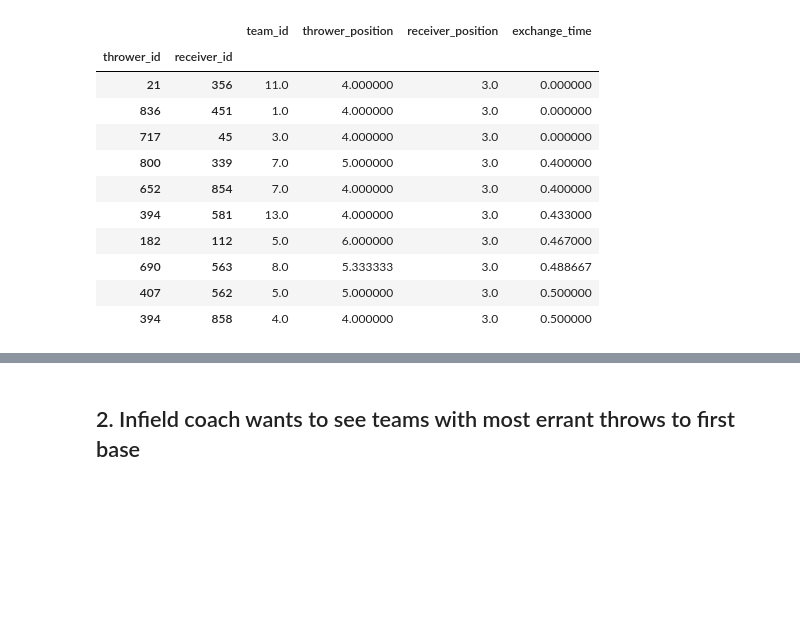
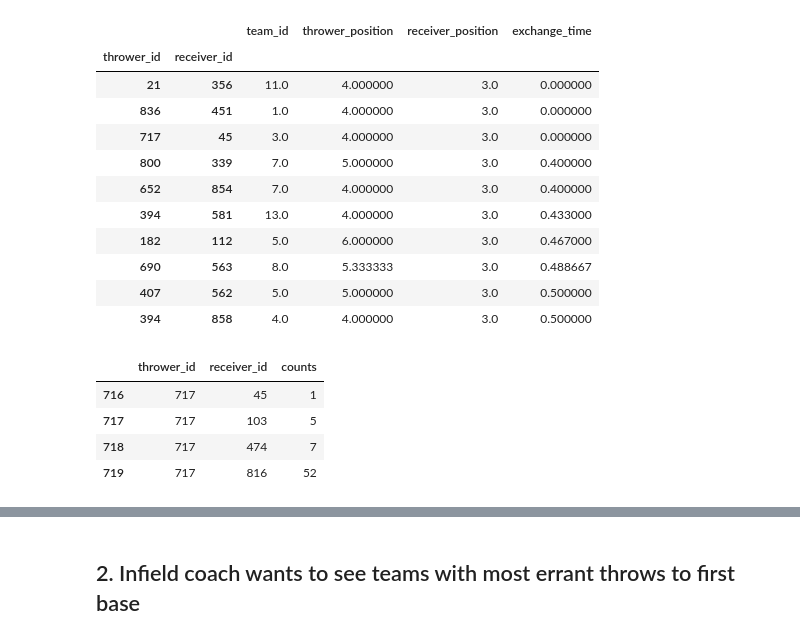
Before and after one commit to sidthakur08/kc-work, a Jupyter notebook: prompts.ipynb, the cells around one changed output, grey strips where cells are left out. Drawn from its saved outputs; the diff is of its cells as text; code cells hidden in the pictures; blank space fills up the shorter version.

```diff
--- a/prompts.ipynb
+++ b/prompts.ipynb
@@ -136,3 +136,12 @@ ranked_exchange.head(10)
 | 690 | 563 | 8.0 | 5.333333 | 3.0 | 0.488667 |
 | 407 | 562 | 5.0 | 5.000000 | 3.0 | 0.500000 |
 | 394 | 858 | 4.0 | 4.000000 | 3.0 | 0.500000 |
+# %%
+throw_count = infield_data.groupby(['thrower_id','receiver_id']).size().reset_index(name='counts')
+throw_count[throw_count['thrower_id']==717]
+# %% [output]
+|  | thrower_id | receiver_id | counts |
+| 716 | 717 | 45 | 1 |
+| 717 | 717 | 103 | 5 |
+| 718 | 717 | 474 | 7 |
+| 719 | 717 | 816 | 52 |
```
Also changed, not shown: parts of 3 cells of this notebook, 1 other file.
